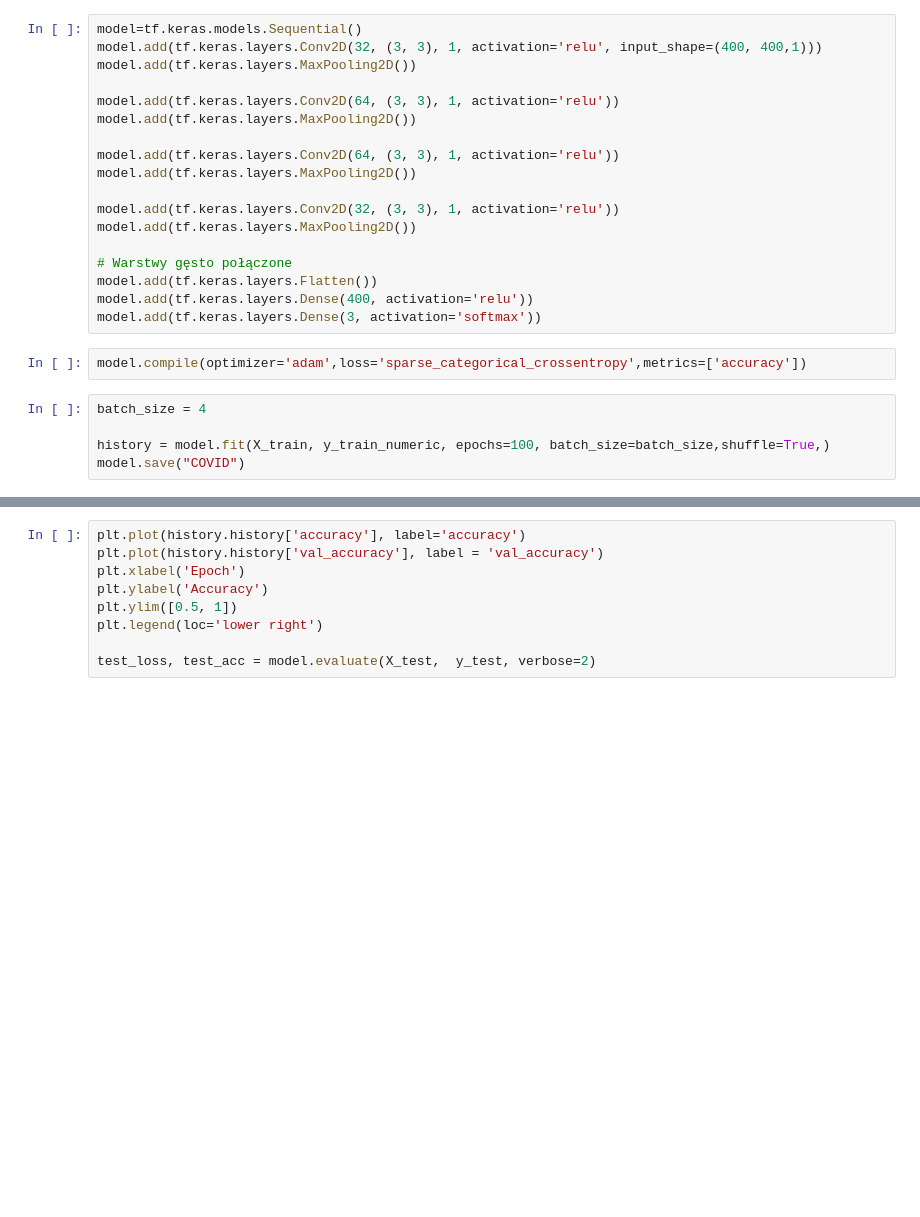
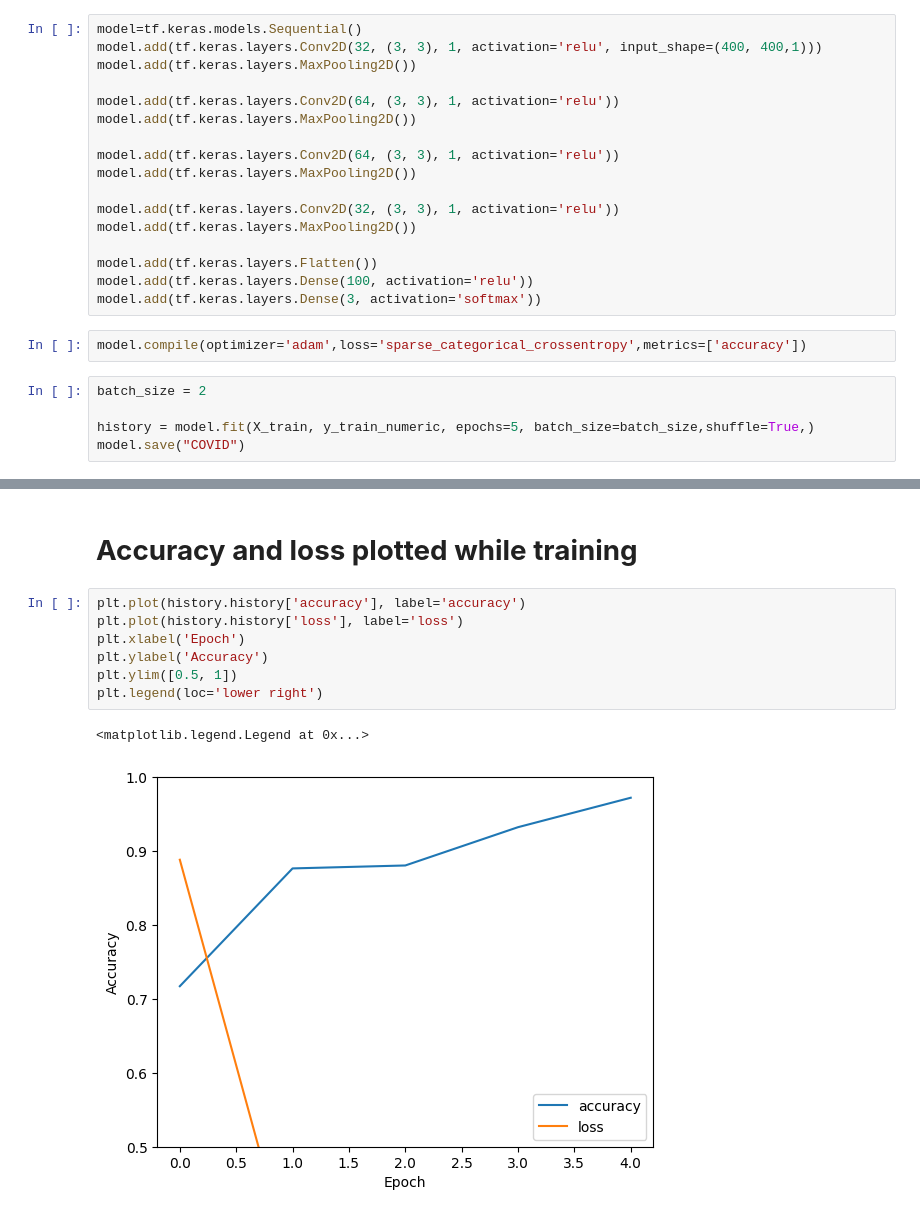
Before and after one commit to vienskaz/COVID19-CNN, a Jupyter notebook: COVID_CNN.ipynb, the cells around one changed output, grey strips where cells are left out. Cells and saved outputs as stored; diff of their text form; blank space fills up the shorter version.

```diff
--- a/COVID_CNN.ipynb
+++ b/COVID_CNN.ipynb
@@ -123,15 +121,14 @@ model.add(tf.keras.layers.MaxPooling2D())
 model.add(tf.keras.layers.Conv2D(32, (3, 3), 1, activation='relu'))
 model.add(tf.keras.layers.MaxPooling2D())
 
-# Warstwy gęsto połączone
 model.add(tf.keras.layers.Flatten())
-model.add(tf.keras.layers.Dense(400, activation='relu'))
+model.add(tf.keras.layers.Dense(100, activation='relu'))
 model.add(tf.keras.layers.Dense(3, activation='softmax'))
 # %%
 model.compile(optimizer='adam',loss='sparse_categorical_crossentropy',metrics=['accuracy'])
 # %%
-batch_size = 4
+batch_size = 2
 
-history = model.fit(X_train, y_train_numeric, epochs=100, batch_size=batch_size,shuffle=True,)
+history = model.fit(X_train, y_train_numeric, epochs=5, batch_size=batch_size,shuffle=True,)
 model.save("COVID")
 # %% [output]
@@ -140,10 +166,13 @@ KeyboardInterrupt: ignored
+# %% [markdown]
+# **Accuracy and loss plotted while training**
 # %%
 plt.plot(history.history['accuracy'], label='accuracy')
-plt.plot(history.history['val_accuracy'], label = 'val_accuracy')
+plt.plot(history.history['loss'], label='loss')
 plt.xlabel('Epoch')
 plt.ylabel('Accuracy')
 plt.ylim([0.5, 1])
 plt.legend(loc='lower right')
-
-test_loss, test_acc = model.evaluate(X_test,  y_test, verbose=2)
+# %% [output]
+<matplotlib.legend.Legend at 0x...>
+[figure, added]
 # %%
```
Also changed, not shown: parts of 12 cells of this notebook.
